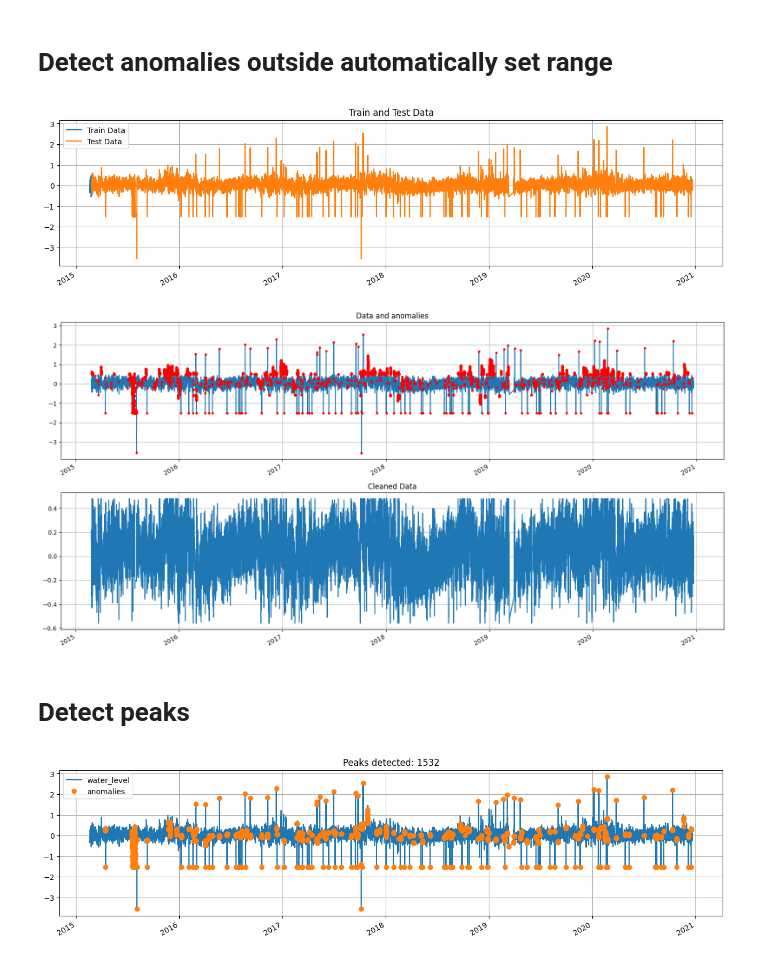
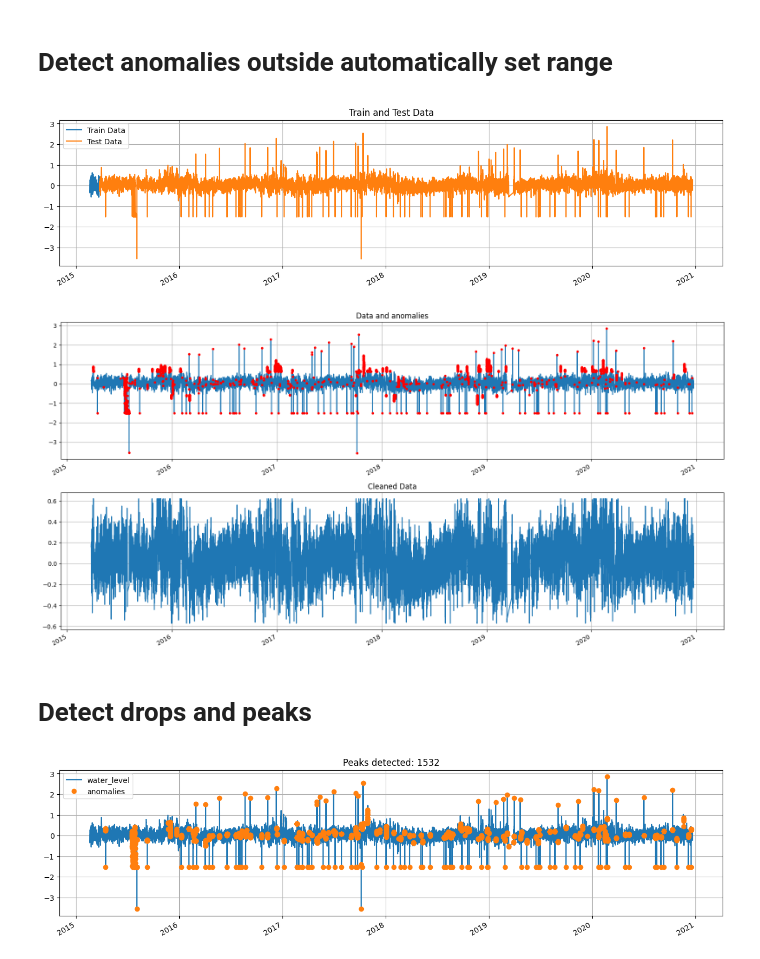
Before and after one commit to DHI/tsod, a Jupyter notebook: notebooks/Example Water Level.ipynb, the cells around one changed output. Drawn from its saved outputs; the diff is of its cells as text; code cells hidden in the pictures.

```diff
--- a/notebooks/Example Water Level.ipynb
+++ b/notebooks/Example Water Level.ipynb
@@ -41,12 +41,12 @@ data_clean[range_anomalies] = np.nan
 # Detect anomalies outside automatically set range
 # %%
 # Prepare example data: split into train and test
-N = 1000
+N = 5000
 normal_data, test_data = data[:N], data[N:]
 ax = normal_data.plot(figsize=(16, 4), grid=True, legend=True, label="Train Data")
 ax = test_data.plot(ax=ax, grid=True, legend=True, label="Test Data", title="Train and Test Data")
 # %% [output]
-[figure, old version]
+[figure, new version]
 # %%
 anomaly_detector = CombinedDetector([RangeDetector(), DiffDetector()])
 anomaly_detector.fit(normal_data)
@@ -60,9 +60,9 @@ test_data[~detected_anomalies].plot(ax=ax[1], title="Cleaned Data", grid=True)
 
 plt.tight_layout()
 # %% [output]
-[figure, old version]
+[figure, new version]
 # %% [markdown]
-# Detect peaks
+# Detect drops and peaks
 # %%
 detector = RollingStandardDeviationDetector(10, 0.1)
 std_anomalies = detector.detect(data)
```
